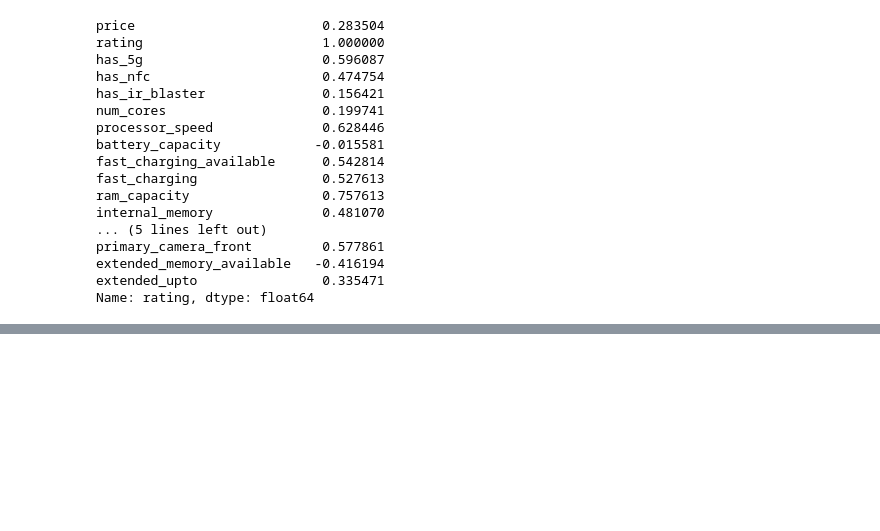
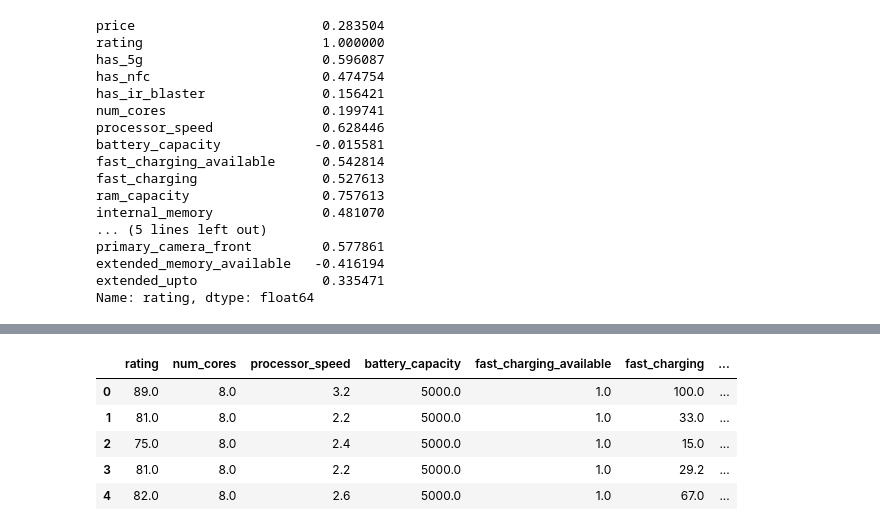
Before and after one commit to vivekluhar/smartphone-data-cleaning-and-eda, a Jupyter notebook: EDA.ipynb, the cells around one changed output, grey strips where cells are left out. Cells and saved outputs as stored; diff of their text form; code cells hidden in the pictures; blank space fills up the shorter version.

```diff
--- a/EDA.ipynb
+++ b/EDA.ipynb
@@ -579,0 +583,9 @@ x_df['price'] = df['price']
+# %%
+x_df.head()
+# %% [output]
+|  | rating | num_cores | processor_speed | battery_capacity | fast_charging_available | fast_charging | ... |
+| 0 | 89.0 | 8.0 | 3.2 | 5000.0 | 1.0 | 100.0 | ... |
+| 1 | 81.0 | 8.0 | 2.2 | 5000.0 | 1.0 | 33.0 | ... |
+| 2 | 75.0 | 8.0 | 2.4 | 5000.0 | 1.0 | 15.0 | ... |
+| 3 | 81.0 | 8.0 | 2.2 | 5000.0 | 1.0 | 29.2 | ... |
+| 4 | 82.0 | 8.0 | 2.6 | 5000.0 | 1.0 | 67.0 | ... |
```
Also changed, not shown: parts of 24 cells of this notebook.
